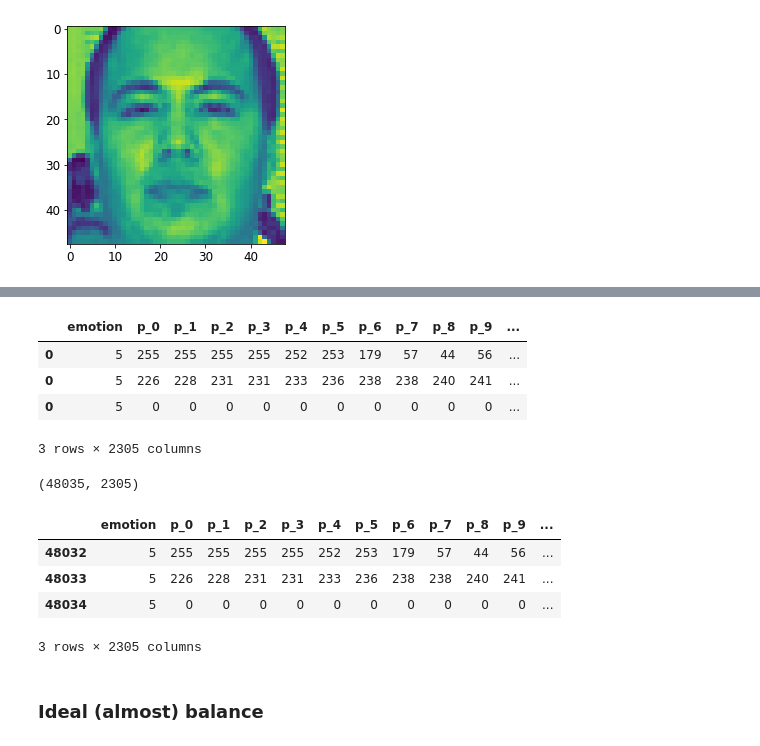
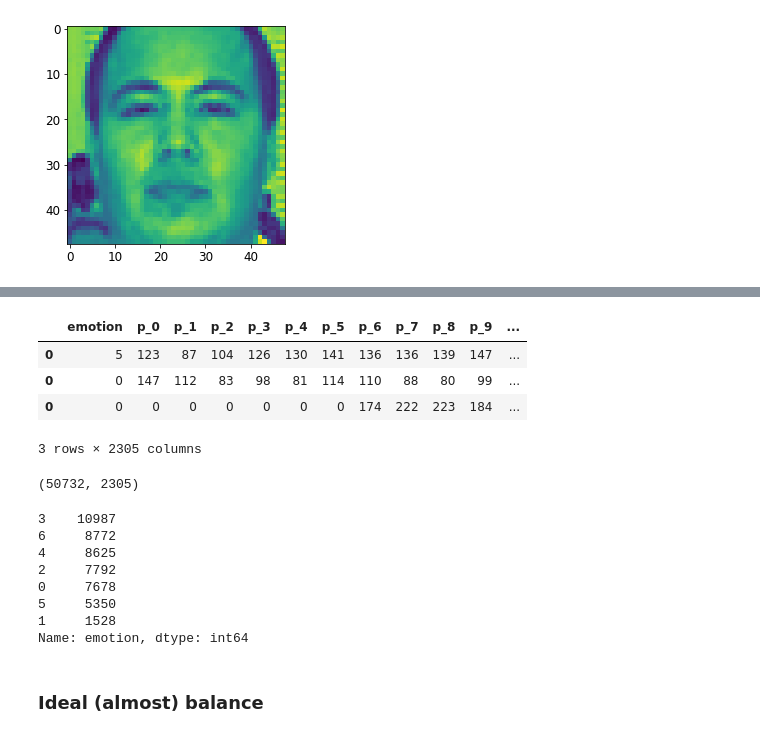
Before and after one commit to drorrosen/Image-expression-recognition, a Jupyter notebook: fer_preprocess_augment_balance.ipynb, the cells around one changed output, grey strips where cells are left out. Drawn from its saved outputs; the diff is of its cells as text; code cells hidden in the pictures.

Commit message:
1528 imgs in label 1

```diff
--- a/fer_preprocess_augment_balance.ipynb
+++ b/fer_preprocess_augment_balance.ipynb
@@ -36,7 +36,7 @@ FER_CLEAN_PATH = '/content/drive/My Drive/fer_clean.csv'
 PATH_TRAIN_NODUP = os.path.join(BASE_PATH, 'fer_train_nodup.csv')
 PATH_DEV_NODUP = os.path.join(BASE_PATH, 'fer_dev_nodup.csv')
 PATH_TEST_NODUP = os.path.join(BASE_PATH, 'fer_test_nodup.csv')
-PATH_AUG = os.path.join(BASE_PATH, 'augmented_train.csv')
+PATH_AUG = os.path.join(BASE_PATH, 'aug_new.csv')
 PATH_BALANCED = os.path.join(BASE_PATH, 'balancednk.csv')
 label_map = {0: 'Anger',
            1: 'Disgust',
@@ -533,7 +547,7 @@ for i in range(len(new_x_chunk)):
 [figure]
 [figure]
 # %%
-def augment_train(X_train, y_train, max_quantity_to_add=3500, path_to_save_aug=PATH_AUG):
+def augment_train(X_train, y_train, max_quantity_to_add=3900, path_to_save_aug=PATH_AUG):
     """
     Takes train set, images and labels, and generates some number of new pics of each label
     Args:
@@ -553,16 +567,21 @@ def augment_train(X_train, y_train, max_quantity_to_add=3500, path_to_save_aug=P
     # so, we will have more variety, but the code might be slower
 
     for i in X_train.index.tolist():
-        if counters_dict[y_train[i]] <= max_quantity_to_add:
-            new_x_chunk, new_y_labels = augmentate(i, X_train, y_train)
-            random_guy = new_x_chunk.sample(1)
-            his_label = new_y_labels[0]
-            start_x = start_x.append(random_guy)
-            start_y.append(his_label)
-            counters_dict[y_train[i]] += 1
-            # start_x = start_x.append(new_x_chunk) # previous
-            # start_y = start_y + new_y_labels # previous
-            # counters_list[y_train[i]] += len(new_y_labels) # previous
+        if y_train[i] != 1:  # new one
+            if counters_dict[y_train[i]] <= max_quantity_to_add:
+                new_x_chunk, new_y_labels = augmentate(i, X_train, y_train)
+                random_guy = new_x_chunk.sample(1)
+                his_label = new_y_labels[0]
+                start_x = start_x.append(random_guy)
+                start_y.append(his_label)
+                counters_dict[y_train[i]] += 1
+        else:
+            if counters_dict[y_train[i]] <= max_quantity_to_add:
+                new_x_chunk, new_y_labels = augmentate(i, X_train, y_train)
+                start_x = start_x.append(new_x_chunk)
+                start_y = start_y + new_y_labels
+                counters_dict[y_train[i]] += len(new_y_labels)
+
     t1 = time.time()
     print(f'Generating new {len(start_x)} images took {t1-t0}s')
     start_y = start_y[1:]
@@ -613,0 +628,3 @@ Generating new 20562 images took 10472.169058561325s
+# %%
+aug_new = augment_train(X_train, y_train)
+aug_new.emotion.value_counts()
@@ -614,25 +641,28 @@ Generating new 20562 images took 10472.169058561325s
 # %%
-aug.tail(3)
+aug_new.tail(3)
 # %% [output]
 |  | emotion | p_0 | p_1 | p_2 | p_3 | p_4 | p_5 | p_6 | p_7 | p_8 | p_9 | ... |
-| 0 | 5 | 255 | 255 | 255 | 255 | 252 | 253 | 179 | 57 | 44 | 56 | ... |
-| 0 | 5 | 226 | 228 | 231 | 231 | 233 | 236 | 238 | 238 | 240 | 241 | ... |
-| 0 | 5 | 0 | 0 | 0 | 0 | 0 | 0 | 0 | 0 | 0 | 0 | ... |
+| 0 | 5 | 123 | 87 | 104 | 126 | 130 | 141 | 136 | 136 | 139 | 147 | ... |
+| 0 | 0 | 147 | 112 | 83 | 98 | 81 | 114 | 110 | 88 | 80 | 99 | ... |
+| 0 | 0 | 0 | 0 | 0 | 0 | 0 | 0 | 174 | 222 | 223 | 184 | ... |
 3 rows × 2305 columns
 # %%
-aug.shape # 28K of original images + 20K of new ones
+aug_new.shape # 28K of original images + 23K of new ones
 # %% [output]
-(48035, 2305)
+(50732, 2305)
 # %%
  # if augmentation was done before, then
 aug_loaded = pd.read_csv(PATH_AUG).drop(columns=['Unnamed: 0'])
-aug_loaded.tail(3)
+aug_loaded.emotion.value_counts()
 # %% [output]
-|  | emotion | p_0 | p_1 | p_2 | p_3 | p_4 | p_5 | p_6 | p_7 | p_8 | p_9 | ... |
-| 48032 | 5 | 255 | 255 | 255 | 255 | 252 | 253 | 179 | 57 | 44 | 56 | ... |
-| 48033 | 5 | 226 | 228 | 231 | 231 | 233 | 236 | 238 | 238 | 240 | 241 | ... |
-| 48034 | 5 | 0 | 0 | 0 | 0 | 0 | 0 | 0 | 0 | 0 | 0 | ... |
-3 rows × 2305 columns
+3    10987
+6     8772
+4     8625
+2     7792
+0     7678
+5     5350
+1     1528
+Name: emotion, dtype: int64
 # %% [markdown]
 ### Ideal (almost) balance
 # %%
```
Also changed, not shown: parts of 6 cells of this notebook.
